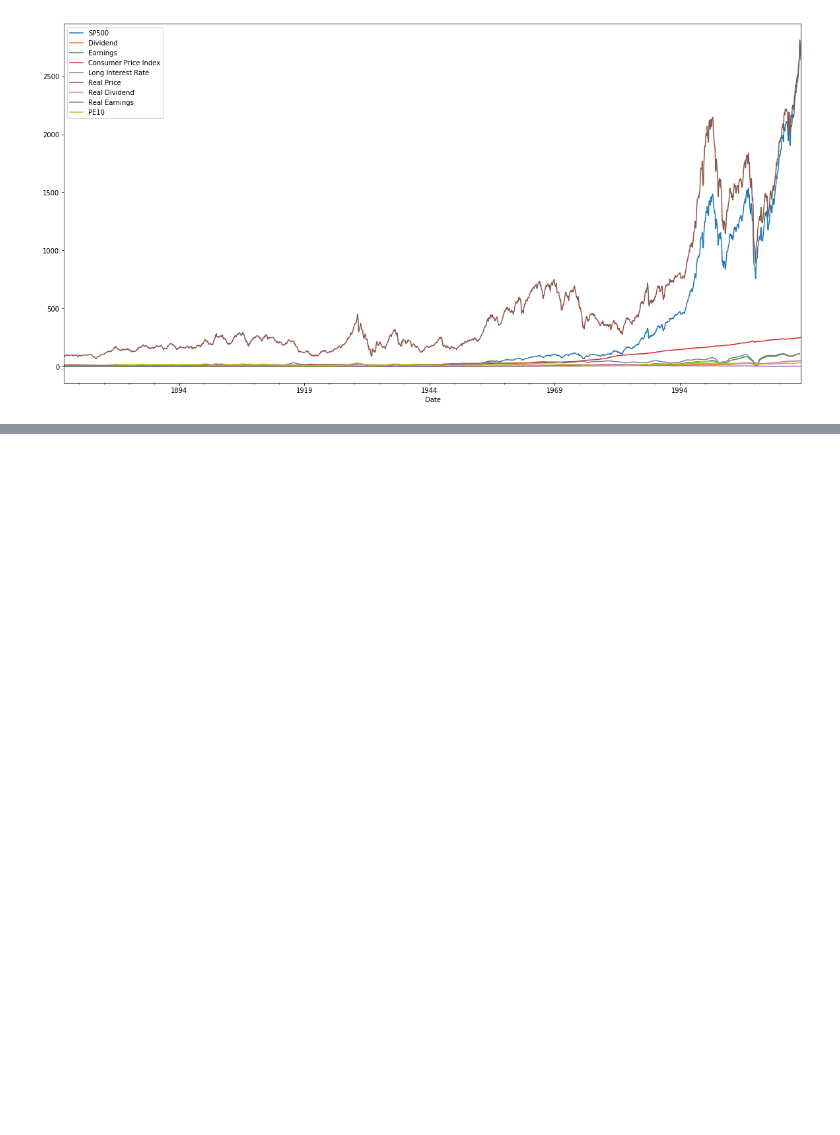
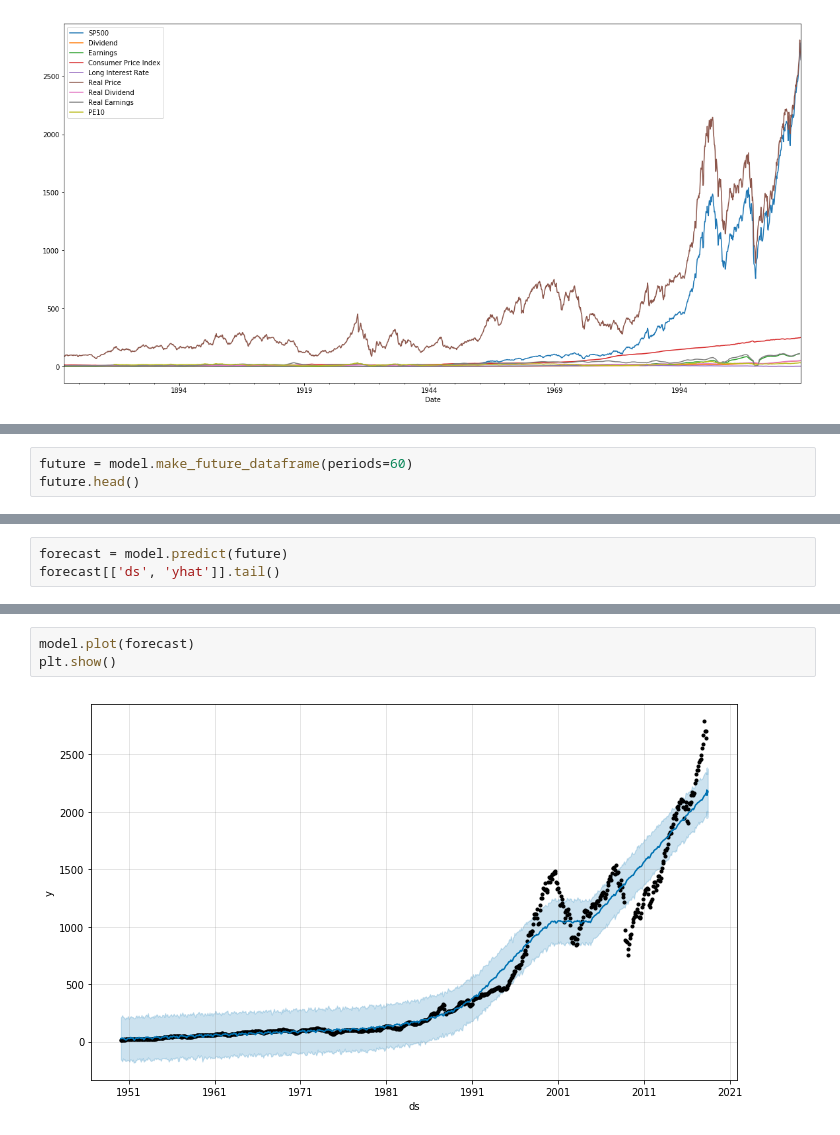
Before and after one commit to jungi21cc/snp500, a Jupyter notebook: snp_index.ipynb, the cells around one changed output, grey strips where cells are left out. Saved outputs shown, nothing was run; the diff lists cells and outputs as text; blank space fills up the shorter version.

```diff
--- a/snp_index.ipynb
+++ b/snp_index.ipynb
@@ -69,0 +92,3 @@ plt.show()
+# %%
+future = model.make_future_dataframe(periods=60)
+future.head()
@@ -69,0 +102,3 @@ plt.show()
+# %%
+forecast = model.predict(future)
+forecast[['ds', 'yhat']].tail()
@@ -69,0 +112,5 @@ plt.show()
+# %%
+model.plot(forecast)
+plt.show()
+# %% [output]
+[figure, added]
```
Also changed, not shown: parts of 9 cells of this notebook, 2 other files.
